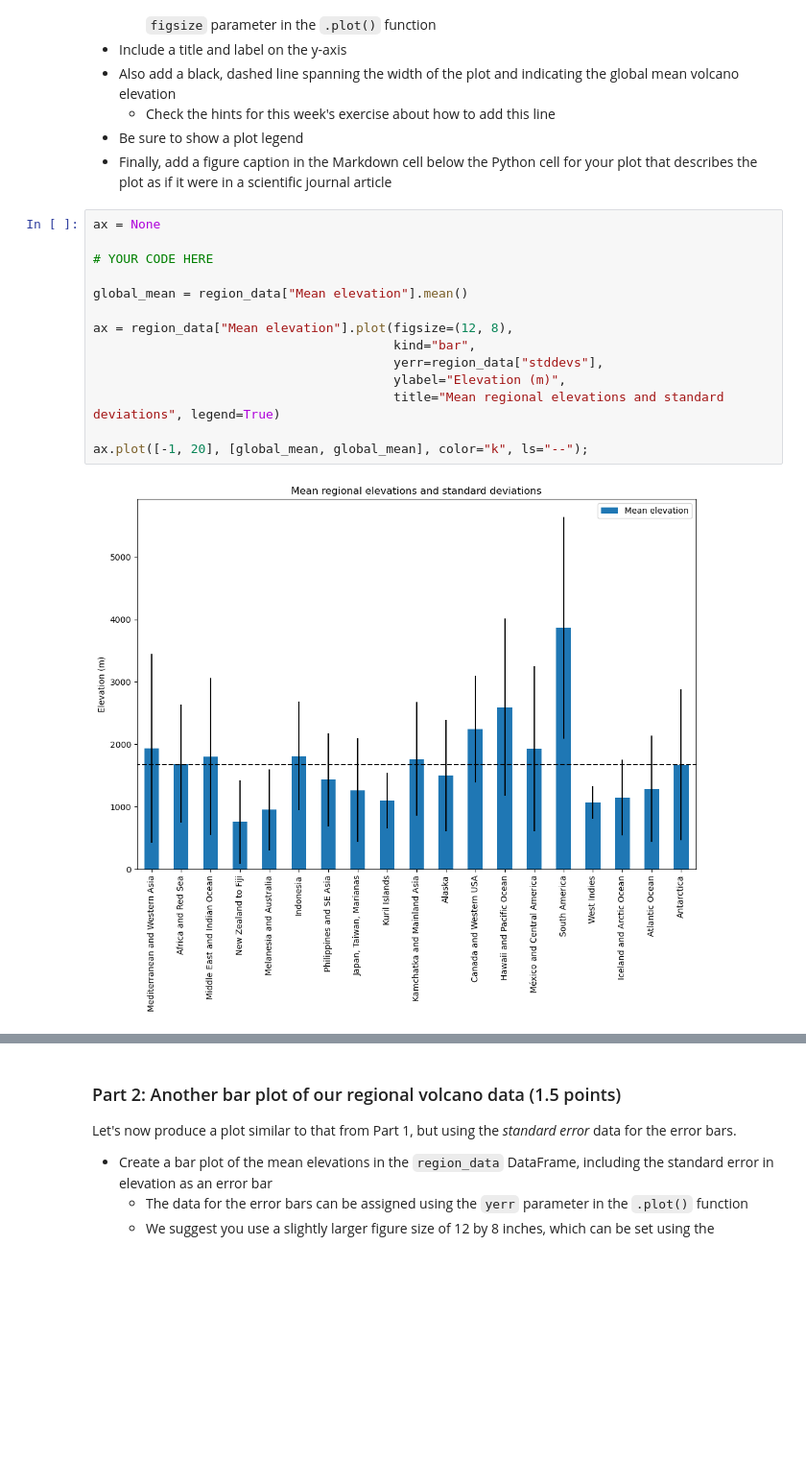
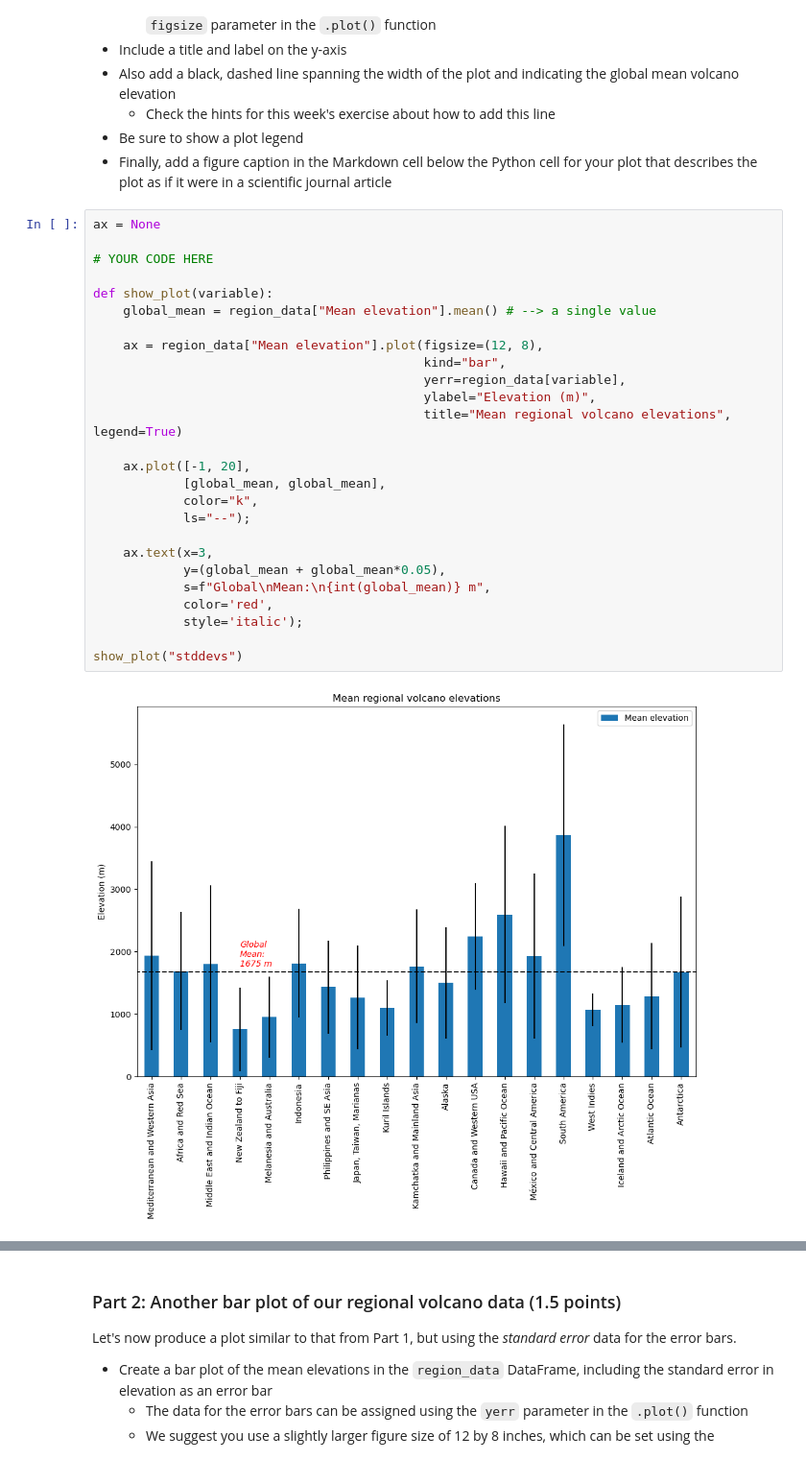
Before and after one commit to joaoambiente/IntroQG-2023, a Jupyter notebook: Exercise-1/Exercise-1-problems-1-3.ipynb, the cells around one changed output, grey strips where cells are left out. Shown at 96% size. Cells and saved outputs as stored; diff of their text form; blank space fills up the shorter version.

```diff
--- a/Exercise-1/Exercise-1-problems-1-3.ipynb
+++ b/Exercise-1/Exercise-1-problems-1-3.ipynb
@@ -514,17 +515,29 @@ We'll start visualizing our volcano data by creating a bar plot of the mean elev
 # %%
 ax = None
 
 # YOUR CODE HERE
 
-global_mean = region_data["Mean elevation"].mean()
+def show_plot(variable):
+    global_mean = region_data["Mean elevation"].mean() # --> a single value
 
-ax = region_data["Mean elevation"].plot(figsize=(12, 8),
-                                        kind="bar",
-                                        yerr=region_data["stddevs"],
-                                        ylabel="Elevation (m)",
-                                        title="Mean regional elevations and standard deviations", legend=True)
+    ax = region_data["Mean elevation"].plot(figsize=(12, 8),
+                                            kind="bar",
+                                            yerr=region_data[variable],
+                                            ylabel="Elevation (m)",
+                                            title="Mean regional volcano elevations", legend=True)
 
-ax.plot([-1, 20], [global_mean, global_mean], color="k", ls="--");
+    ax.plot([-1, 20],
+            [global_mean, global_mean],
+            color="k",
+            ls="--");
+
+    ax.text(x=3,
+            y=(global_mean + global_mean*0.05),
+            s=f"Global\nMean:\n{int(global_mean)} m",
+            color='red',
+            style='italic');
+
+show_plot("stddevs")
 # %% [output]
-[figure, old version]
+[figure, new version]
 # %% [markdown]
```
Also changed, not shown: parts of 18 cells of this notebook, 1 other file.
